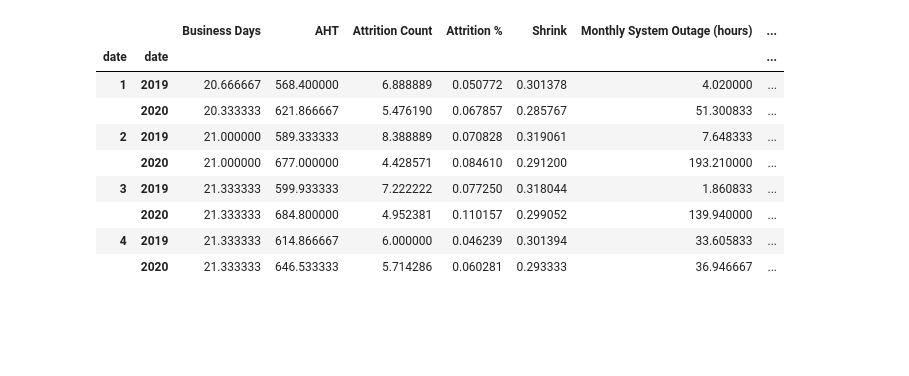
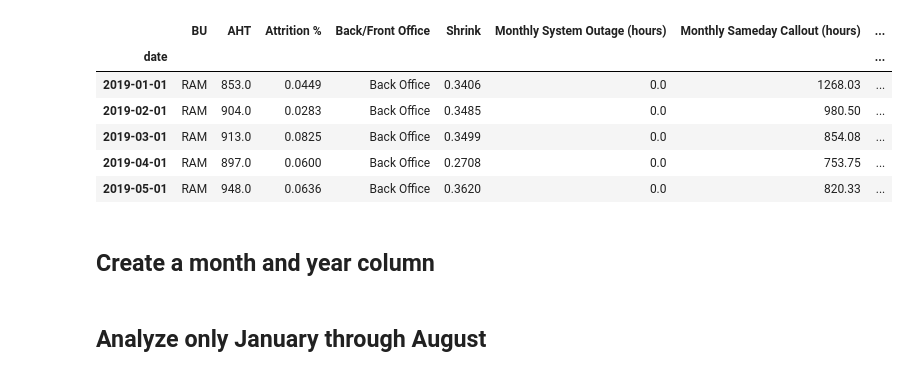
Before and after one commit to majickdave/wfh_analysis, a Jupyter notebook: wfh_analysis.ipynb, the cells around one changed output. Saved outputs shown, nothing was run; the diff lists cells and outputs as text; code cells hidden in the pictures; blank space fills up the shorter version.

```diff
--- a/wfh_analysis.ipynb
+++ b/wfh_analysis.ipynb
@@ -25,5 +31,3 @@ Index(['Month', 'Business Days', 'BU', 'AHT', 'Attrition Count', 'Attrition %',
        'Monthly Processing-No Work (minutes)',
        'Daily Processing-No Work (minutes)'],
       dtype='object')
-# %%
-df.loc[:,'Attrition %':'Shrink'] = df[['Attrition %', 'Shrink']].replace(r'%', '', regex=True).astype('float') / 100.0
@@ -39,0 +37,2 @@ df.head()
+# %%
+df = df[~df['BU'].isin(['RAM PD', 'RIS PD'])]
@@ -40,18 +43,34 @@ df.head()
+# %%
+## create a new dataframe with the desired columns
+df = df[['Month', 'BU', 'AHT', 'Attrition %', 'Back/Front Office',
+       'Shrink', 'Monthly System Outage (hours)', 'Monthly Sameday Callout (hours)',
+       'Monthly Unplanned Out (hours)', 'Monthly Planned Out (hours)', 'Adherence',
+       'Conformance', 'ACW/ Call (seconds)', 'AVG Hold Time (seconds)',
+       'Monthly Processing-No Work (minutes)']]
 # %%
+# reformat date index
 df=df.rename(columns = {'Month':'date'})
-
 df.index = pd.to_datetime(df['date'])
 df = df.drop('date', 1)
+
+# reformat percentage
+df.loc[:,['Attrition %','Shrink', 'Adherence', 'Conformance']] = df[['Attrition %', 'Shrink']].replace(r'%', '', regex=True).astype('float') / 100.0
+
+## Fill Null with 0
+df = df.fillna(0)
+df.head()
+# %% [output]
+|  | BU | AHT | Attrition % | Back/Front Office | Shrink | Monthly System Outage (hours) | Monthly Sameday Callout (hours) | ... |
+| date |  |  |  |  |  |  |  | ... |
+| 2019-01-01 | RAM | 853.0 | 0.0449 | Back Office | 0.3406 | 0.0 | 1268.03 | ... |
+| 2019-02-01 | RAM | 904.0 | 0.0283 | Back Office | 0.3485 | 0.0 | 980.50 | ... |
+| 2019-03-01 | RAM | 913.0 | 0.0825 | Back Office | 0.3499 | 0.0 | 854.08 | ... |
+| 2019-04-01 | RAM | 897.0 | 0.0600 | Back Office | 0.2708 | 0.0 | 753.75 | ... |
+| 2019-05-01 | RAM | 948.0 | 0.0636 | Back Office | 0.3620 | 0.0 | 820.33 | ... |
+# %% [markdown]
+## Create a month and year column
 # %%
-df.groupby([df.index.quarter, df.index.year]).mean()
+df['month'] = df.index.month_name()
+df['year'] = df.index.year
-# %% [output]
-|  |  | Business Days | AHT | Attrition Count | Attrition % | Shrink | Monthly System Outage (hours) | ... |
-| date | date |  |  |  |  |  |  | ... |
-| 1 | 2019 | 20.666667 | 568.400000 | 6.888889 | 0.050772 | 0.301378 | 4.020000 | ... |
-|  | 2020 | 20.333333 | 621.866667 | 5.476190 | 0.067857 | 0.285767 | 51.300833 | ... |
-| 2 | 2019 | 21.000000 | 589.333333 | 8.388889 | 0.070828 | 0.319061 | 7.648333 | ... |
-|  | 2020 | 21.000000 | 677.000000 | 4.428571 | 0.084610 | 0.291200 | 193.210000 | ... |
-| 3 | 2019 | 21.333333 | 599.933333 | 7.222222 | 0.077250 | 0.318044 | 1.860833 | ... |
-|  | 2020 | 21.333333 | 684.800000 | 4.952381 | 0.110157 | 0.299052 | 139.940000 | ... |
-| 4 | 2019 | 21.333333 | 614.866667 | 6.000000 | 0.046239 | 0.301394 | 33.605833 | ... |
-|  | 2020 | 21.333333 | 646.533333 | 5.714286 | 0.060281 | 0.293333 | 36.946667 | ... |
+# %% [markdown]
+## Analyze only January through August
```
Also changed, not shown: parts of 28 cells of this notebook, 1 other file.
